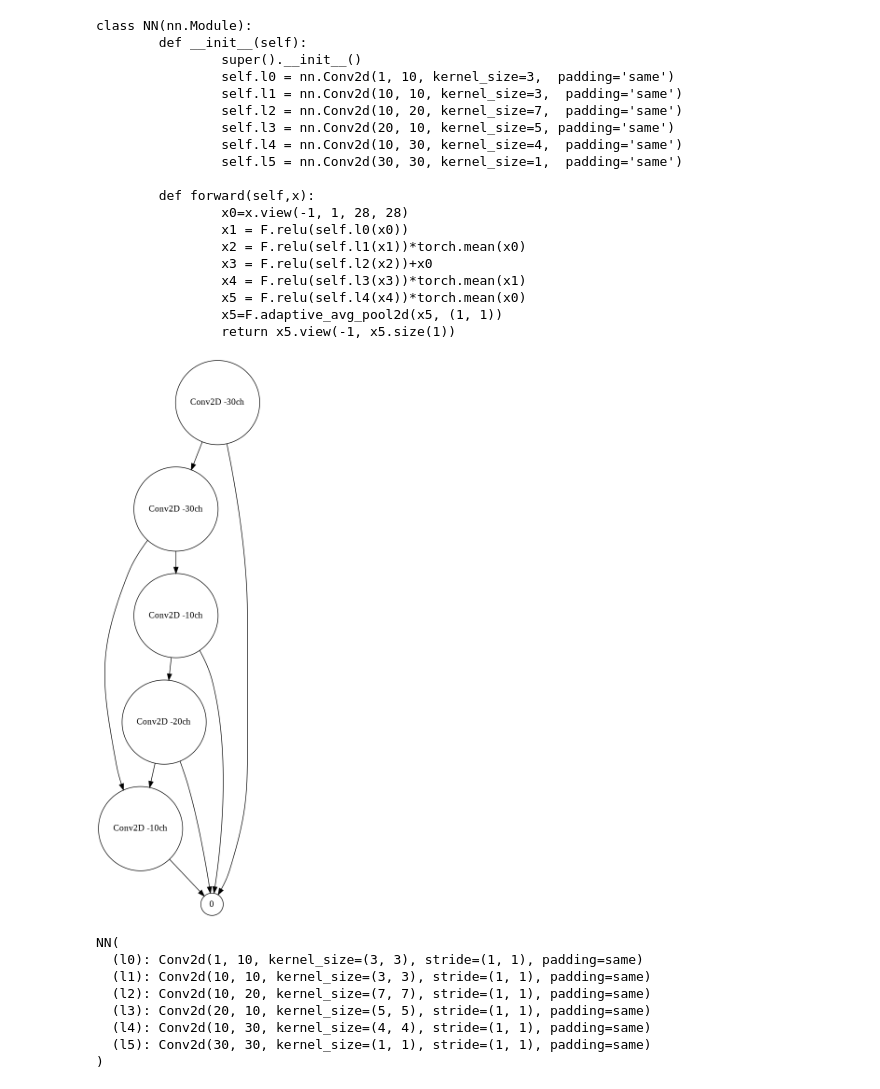
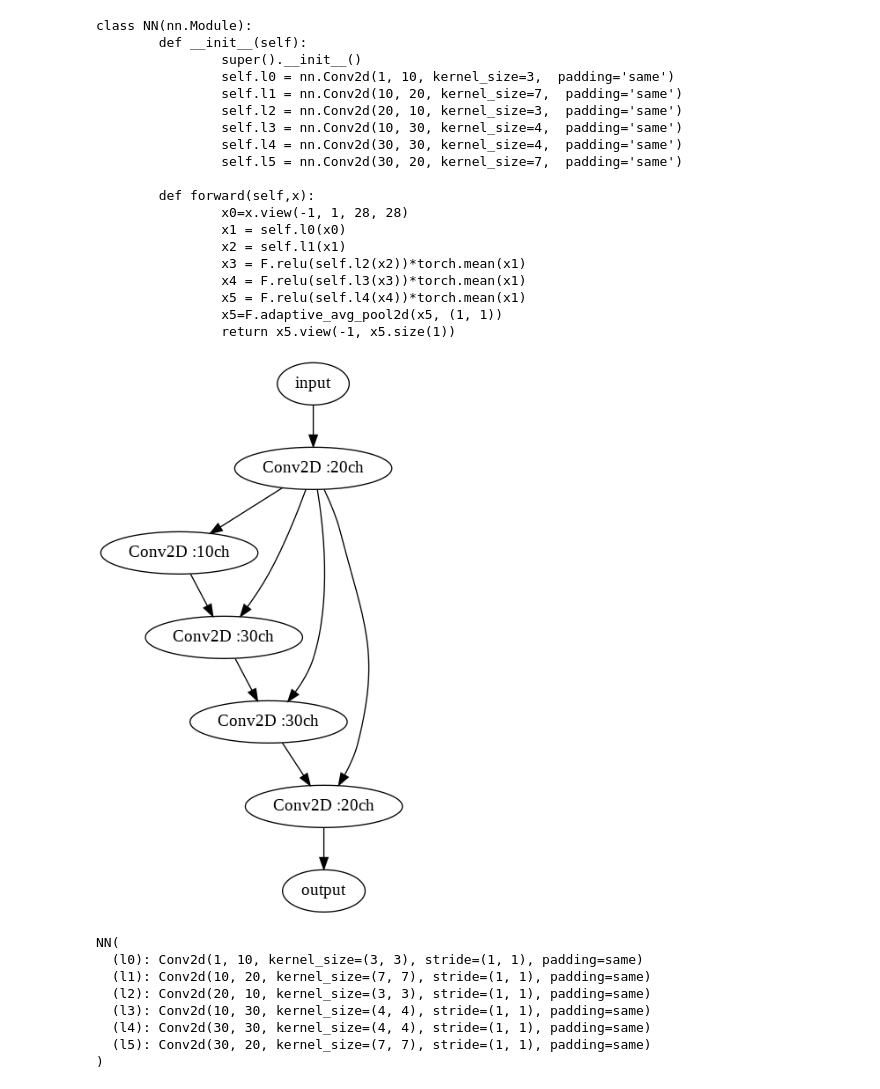
Before and after one commit to shi3z/neuralevoltionlab, a Jupyter notebook: neuroevolutionlab.ipynb, the cells around one changed output. Drawn from its saved outputs; the diff is of its cells as text; code cells hidden in the pictures.

```diff
--- a/neuroevolutionlab.ipynb
+++ b/neuroevolutionlab.ipynb
@@ -80,7 +88,7 @@ class Organism():
 
 
         G = Digraph(format='png')
-        G.attr('node', shape='circle')
+        #G.attr('node', shape='circle')
         code=f"""
 class NN(nn.Module):
 \tdef __init__(self):
@@ -92,10 +100,11 @@ class NN(nn.Module):
             return (int(self.gene.DNA[no])//2+1)*10
 
         in_ch = 10
+        G.node(f"0", f"input")
 
         for i in range(Gene.length//2):
             out_ch=get_ch_no(i)
-            G.node(f"{i+1}", f"Conv2D -{out_ch}ch")
+            G.node(f"{i+1}", f"Conv2D :{out_ch}ch")
             code += "\t\tself.l%d = %s\n"%(i+1,neuralCell(self.gene.DNA[i],in_ch,out_ch) )
             in_ch=out_ch
         code+="""
@@ -105,7 +114,7 @@ class NN(nn.Module):
         for i,j in zip(range(Gene.length//2),range(Gene.length//2,Gene.length)):
             t = self.gene.DNA[j]
             if t=="0":
-                G.edge(f"{i+1}",f"{i}")
+                G.edge(f"{i}",f"{i+1}")
                 code += f"\t\tx{i+1} = self.l{i}(x{i})\n"
             elif i>0:
                 k = i-1
@@ -121,71 +130,73 @@ class NN(nn.Module):
                     k=1
 
 
-                G.edge(f"{i+1}",f"{i}")
+                G.edge(f"{i}",f"{i+1}")
                 in1_ch=get_ch_no(i)
                 in2_ch=get_ch_no(k)
 
                 if in1_ch == in2_ch:
                     code += f"\t\tx{i+1} = F.relu(self.l{i}(x{i}))+x{k}\n"
-                    G.edge(f"{i+1}",f"{k}")
+                    G.edge(f"{k}",f"{i+1}")
                 else:
                     code += f"\t\tx{i+1} = F.relu(self.l{i}(x{i}))*torch.mean(x{k})\n"
-                    G.edge(f"{i+1}",f"{k}")
+                    G.edge(f"{k}",f"{i+1}")
             else:
-                G.edge(f"{i+1}",f"{i}")
+                G.edge(f"{i}",f"{i+1}")
                 code += f"\t\tx{i+1} = F.relu(self.l{i}(x{i}))\n"
             #code+=f"\t\tprint(x{i+1}.shape)\n"
 
         code+=f"\t\tx{i+1}=F.adaptive_avg_pool2d(x{i+1}, (1, 1))\n"
+        G.node(f"out", f"output")
+        G.edge(f"{i+1}","out")
 
         code += f"\t\treturn x{i+1}.view(-1, x{i+1}.size(1))\n"
         print(code)
 
         bytecode=compile(code,'<string>','exec')
         exec(bytecode,globals())
         self.body = NN()
         model = NN()
 
         x = torch.randn(1,1, 28*28)
         y = model(x)
         #img=make_dot(y, params=dict(model.named_parameters()))
         #display(img)
         display(Image(G.render()))
         #print(img)
         #display(img)
         return self.body
 
 c = Gene()
 child = Organism(c)
 child.embody()
 # %% [output]
 class NN(nn.Module):
         def __init__(self):
                 super().__init__()
                 self.l0 = nn.Conv2d(1, 10, kernel_size=3,  padding='same')
-                self.l1 = nn.Conv2d(10, 10, kernel_size=3,  padding='same')
-                self.l2 = nn.Conv2d(10, 20, kernel_size=7,  padding='same')
-                self.l3 = nn.Conv2d(20, 10, kernel_size=5, padding='same')
-                self.l4 = nn.Conv2d(10, 30, kernel_size=4,  padding='same')
-                self.l5 = nn.Conv2d(30, 30, kernel_size=1,  padding='same')
+                self.l1 = nn.Conv2d(10, 20, kernel_size=7,  padding='same')
+                self.l2 = nn.Conv2d(20, 10, kernel_size=3,  padding='same')
+                self.l3 = nn.Conv2d(10, 30, kernel_size=4,  padding='same')
+                self.l4 = nn.Conv2d(30, 30, kernel_size=4,  padding='same')
+                self.l5 = nn.Conv2d(30, 20, kernel_size=7,  padding='same')
 
         def forward(self,x):
                 x0=x.view(-1, 1, 28, 28)
-                x1 = F.relu(self.l0(x0))
-                x2 = F.relu(self.l1(x1))*torch.mean(x0)
-                x3 = F.relu(self.l2(x2))+x0
+                x1 = self.l0(x0)
+                x2 = self.l1(x1)
+                x3 = F.relu(self.l2(x2))*torch.mean(x1)
                 x4 = F.relu(self.l3(x3))*torch.mean(x1)
-                x5 = F.relu(self.l4(x4))*torch.mean(x0)
+                x5 = F.relu(self.l4(x4))*torch.mean(x1)
                 x5=F.adaptive_avg_pool2d(x5, (1, 1))
                 return x5.view(-1, x5.size(1))
-[figure, old version]
+[figure, new version]
 NN(
   (l0): Conv2d(1, 10, kernel_size=(3, 3), stride=(1, 1), padding=same)
-  (l1): Conv2d(10, 10, kernel_size=(3, 3), stride=(1, 1), padding=same)
-  (l2): Conv2d(10, 20, kernel_size=(7, 7), stride=(1, 1), padding=same)
-  (l3): Conv2d(20, 10, kernel_size=(5, 5), stride=(1, 1), padding=same)
-  (l4): Conv2d(10, 30, kernel_size=(4, 4), stride=(1, 1), padding=same)
-  (l5): Conv2d(30, 30, kernel_size=(1, 1), stride=(1, 1), padding=same)
+  (l1): Conv2d(10, 20, kernel_size=(7, 7), stride=(1, 1), padding=same)
+  (l2): Conv2d(20, 10, kernel_size=(3, 3), stride=(1, 1), padding=same)
+  (l3): Conv2d(10, 30, kernel_size=(4, 4), stride=(1, 1), padding=same)
+  (l4): Conv2d(30, 30, kernel_size=(4, 4), stride=(1, 1), padding=same)
+  (l5): Conv2d(30, 20, kernel_size=(7, 7), stride=(1, 1), padding=same)
 )
 # %%
 import torch
```
Also changed, not shown: parts of 2 cells of this notebook.
